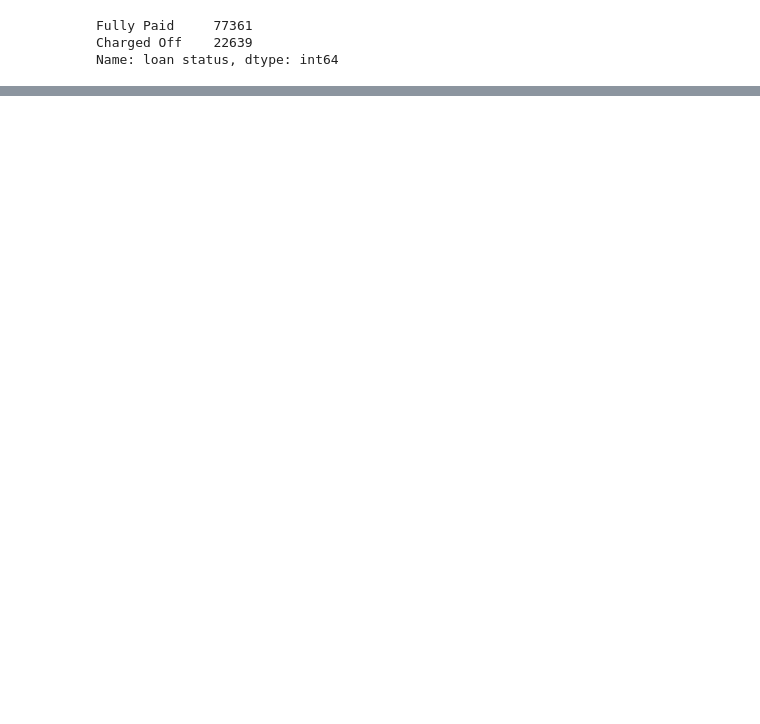
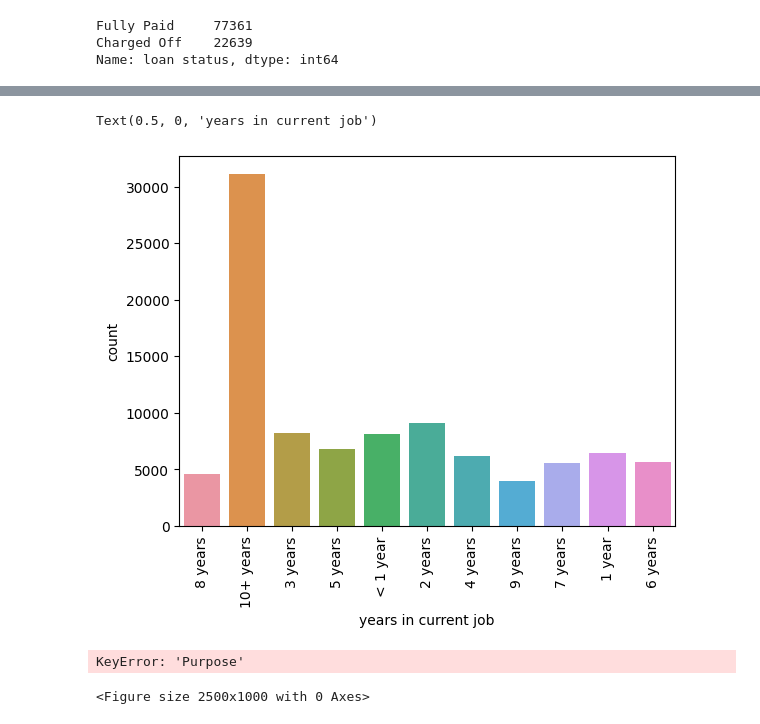
Before and after one commit to abideen-olawuwo/loancredit, a Jupyter notebook: credit.ipynb, the cells around one changed output, grey strips where cells are left out. Saved outputs shown, nothing was run; the diff lists cells and outputs as text; code cells hidden in the pictures; blank space fills up the shorter version.

```diff
--- a/credit.ipynb
+++ b/credit.ipynb
@@ -115,0 +116,13 @@ df_train['loan status'].value_counts().plot(kind='pie',autopct='%1.1f%%')
+# %%
+sns.countplot(x=df_train['years in current job'],data=df_train)
+plt.xticks(rotation=90,fontsize=10,horizontalalignment='center')
+plt.xlabel('years in current job')
+# %% [output]
+Text(0.5, 0, 'years in current job')
+[figure, added]
+# %%
+plt.figure(figsize = (25,10))
+sns.countplot(x= df_train["Purpose"], palette="Set2")
+# %% [output]
+KeyError: 'Purpose'
+<Figure size 2500x1000 with 0 Axes>
```
Also changed, not shown: parts of 6 cells of this notebook.
